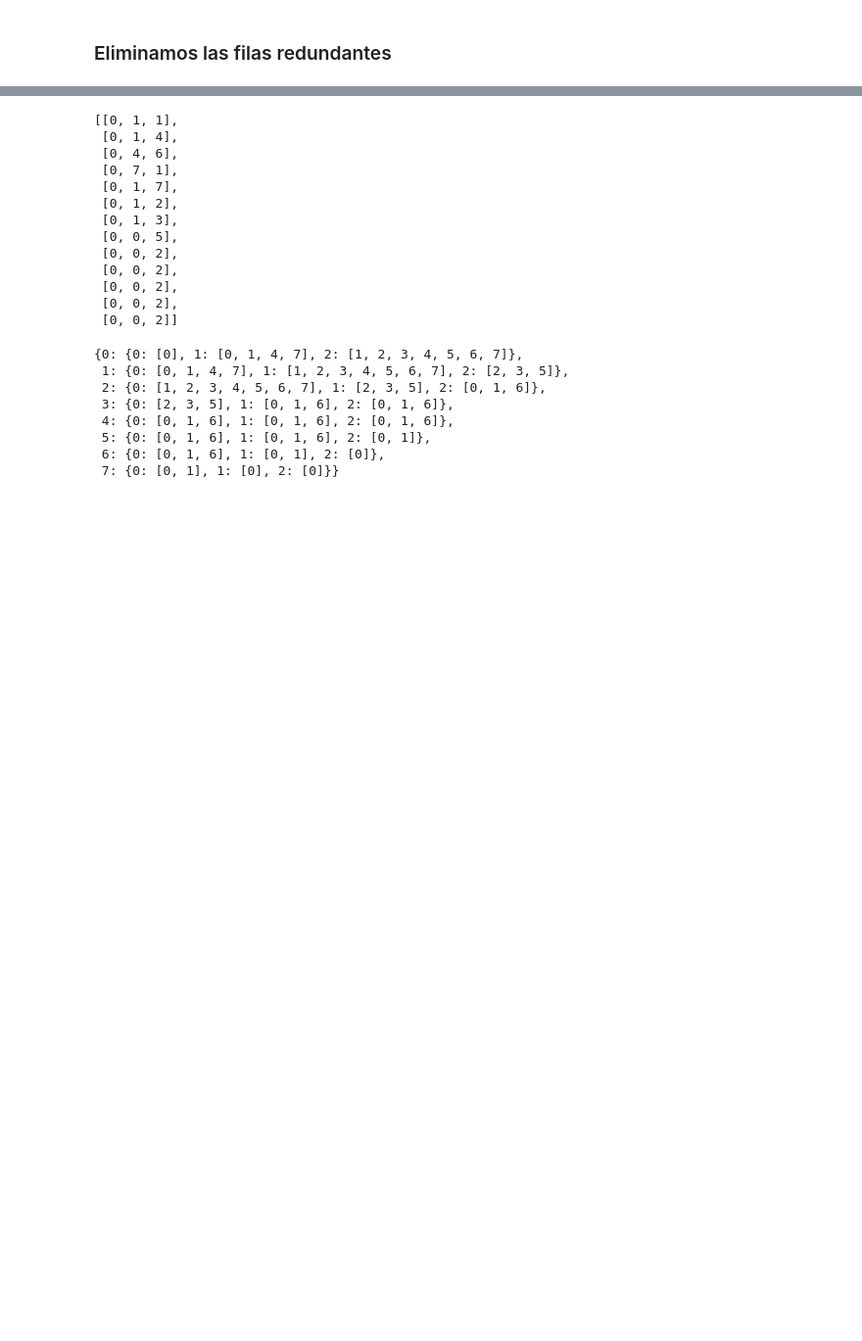
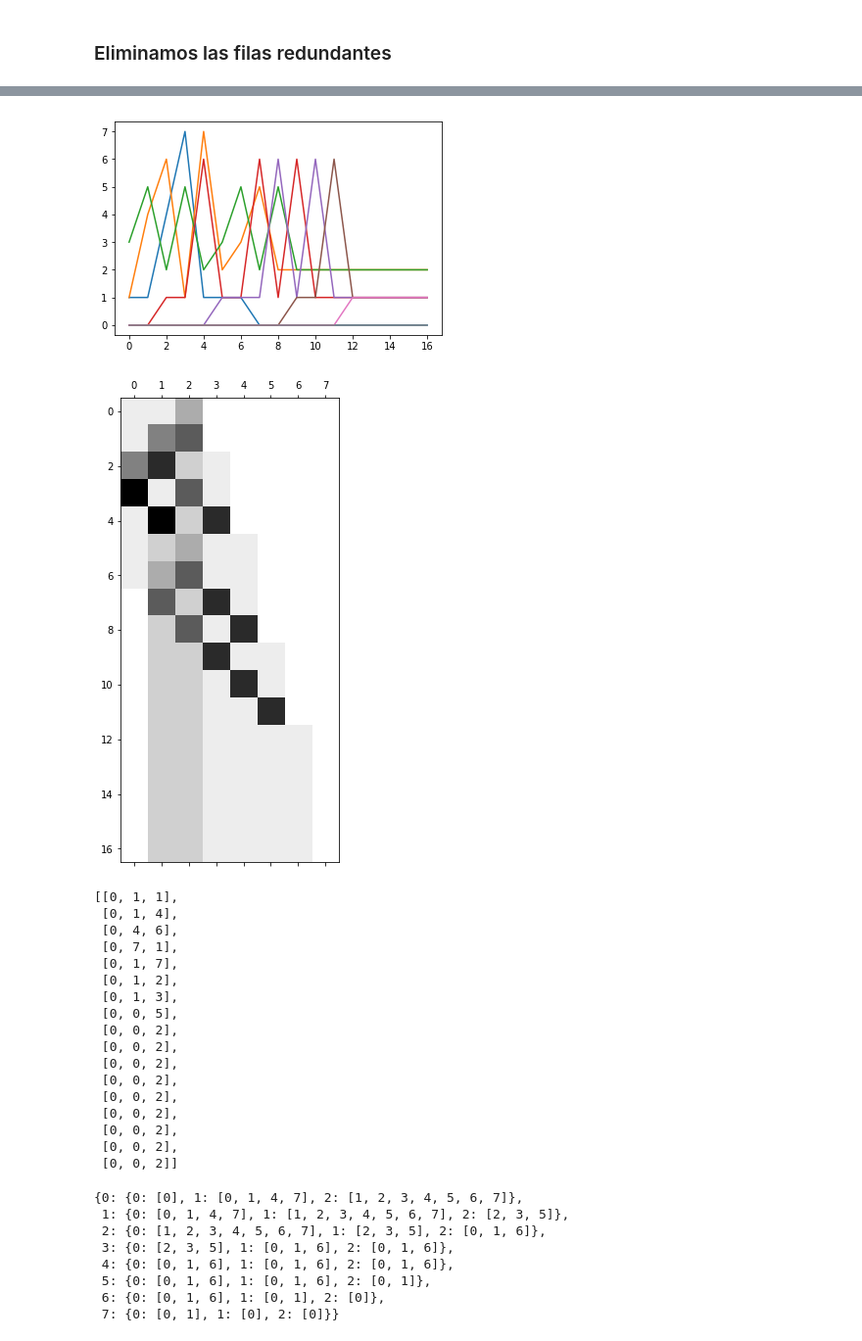
Before and after one commit to notesby/CARDALG, a Jupyter notebook: Method 2/Method2.ipynb, the cells around one changed output, grey strips where cells are left out. Shown at 98% size. Cells and saved outputs as stored; diff of their text form; code cells hidden in the pictures; blank space fills up the shorter version.

```diff
--- a/Method 2/Method2.ipynb
+++ b/Method 2/Method2.ipynb
@@ -140,5 +128,14 @@ dataframe
+# %%
+#dataframe = dataframe.iloc[np.tile([True,False], 7),:]
+dataframe
+plt.plot(dataframe.values)
+plt.matshow(dataframe.values,cmap = plt.cm.Greys)
+plt.show()
+# %% [output]
+[figure, added]
+[figure, added]
 # %%
-#creamos un problema de aprendizaje para cada atributo
+#creamos un problema de aprendizaje para cada celda
 attr_state = {}
 for i,row in dataframe.iterrows():
     for j in range(len(dataframe.columns)):
@@ -152,7 +149,7 @@ for i,row in dataframe.iterrows():
         if j != len(dataframe.columns)-1:
             x3 = row[j+1]
         attr_state[j].append([x1,x2,x3])
-attr_state[0] '(A1 >= 1) and (A2 < 3 or A2 >= 4) and (A1 < 4 or A1 >= 7) and (A2 < 3 or A2 >= 5) --> 1'
+attr_state[0]
 # %% [output]
 [[0, 1, 1],
  [0, 1, 4],
@@ -166,5 +163,9 @@ attr_state[0] '(A1 >= 1) and (A2 < 3 or A2 >= 4) and (A1 < 4 or A1 >= 7) and (A2
  [0, 0, 2],
  [0, 0, 2],
  [0, 0, 2],
+ [0, 0, 2],
+ [0, 0, 2],
+ [0, 0, 2],
+ [0, 0, 2],
  [0, 0, 2]]
 # %%
```
Also changed, not shown: parts of 15 cells of this notebook.
